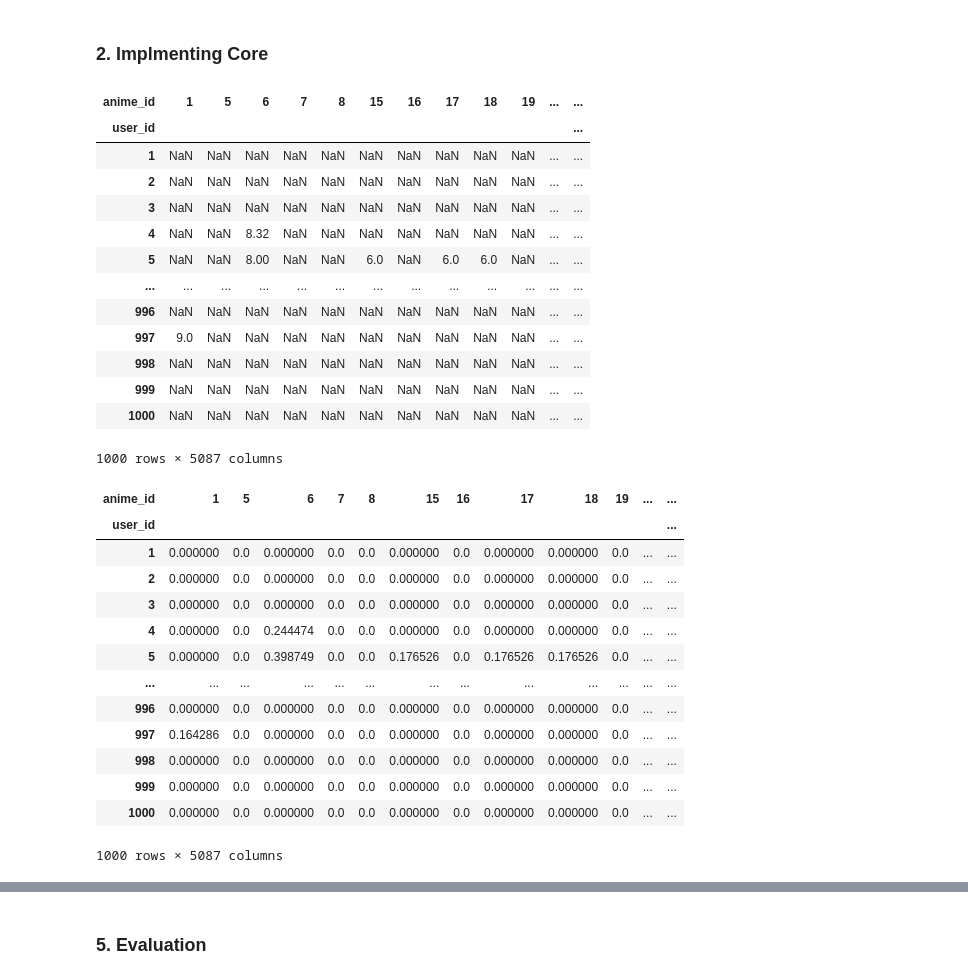
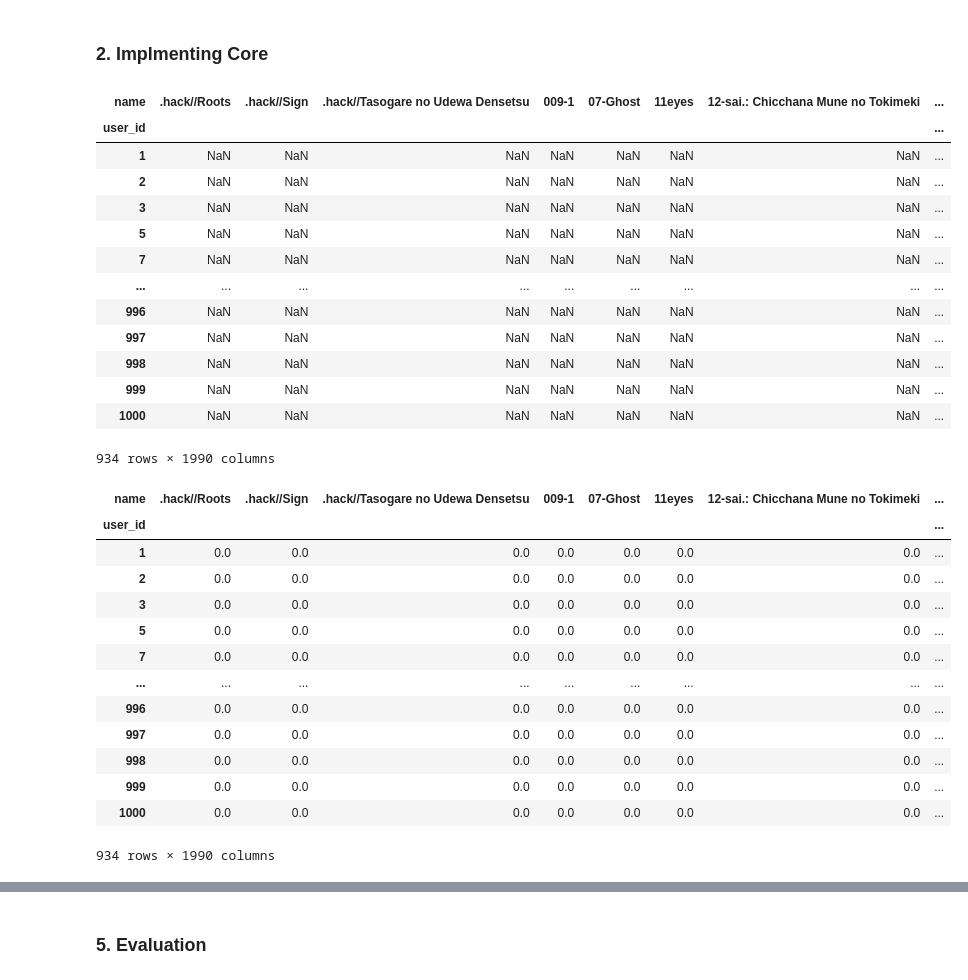
Before and after one commit to phukphoom/anime-recommander-system, a Jupyter notebook: AnimeRecommenderSystem/collaborative-filtering.ipynb, the cells around one changed output, grey strips where cells are left out. Drawn from its saved outputs; the diff is of its cells as text; code cells hidden in the pictures.

```diff
--- a/AnimeRecommenderSystem/collaborative-filtering.ipynb
+++ b/AnimeRecommenderSystem/collaborative-filtering.ipynb
@@ -203,5 +203,5 @@ In Anime DataFrame, drop all anime types except `TV`, `Movie`, `OVA`, `Special`,
 # %%
-type_except_list = ["TV", 'Movie', "OVA", "Special", "ONA", "Music"] # FIXME : TUNING ME!!!
+type_except_list = ["TV"] # FIXME : TUNING ME!!!
 
 print(f"{PRINT_COLOR_CODE.FAIL}drop all anime types except {PRINT_COLOR_CODE.GREEN}{type_except_list}{PRINT_COLOR_CODE.ENDC}")
 
@@ -378,5 +378,5 @@ In Rating Merged DataFrame, replace all instances of `user_rating` with `average
 # %%
-rating_merged_df['user_rating'] = rating_merged_df.apply(lambda x: x['user_rating'] if x['user_rating'] > -1 else x['average_rating'], axis=1)
+# rating_merged_df['user_rating'] = rating_merged_df.apply(lambda x: x['user_rating'] if x['user_rating'] > -1 else x['average_rating'], axis=1)
 
-rating_merged_df.reset_index(drop=True, inplace=True)
-rating_merged_df
+# rating_merged_df.reset_index(drop=True, inplace=True)
+# rating_merged_df
@@ -444,3 +385,5 @@ Rating Merged Dataframe (after assigning average rating intead of user rating fo
+# %%
+rating_merged_df['user_rating'].replace({-1: np.nan}, inplace=True)
 # %% [markdown]
 ---
 # %% [markdown]
@@ -455,24 +398,24 @@ from scipy.sparse import csr_matrix
 # %%
 rating_merged_limit_df = rating_merged_df[rating_merged_df.user_id <= 1000]
 # %%
-user_anime_matrix = rating_merged_limit_df.pivot_table(index=['user_id'], columns=['anime_id'], values='user_rating')
+user_anime_matrix = rating_merged_limit_df.pivot_table(index=['user_id'], columns=['name'], values='user_rating')
 
 user_anime_matrix
 # %% [output]
-| anime_id | 1 | 5 | 6 | 7 | 8 | 15 | 16 | 17 | 18 | 19 | ... | ... |
-| user_id |  |  |  |  |  |  |  |  |  |  |  | ... |
-| 1 | NaN | NaN | NaN | NaN | NaN | NaN | NaN | NaN | NaN | NaN | ... | ... |
-| 2 | NaN | NaN | NaN | NaN | NaN | NaN | NaN | NaN | NaN | NaN | ... | ... |
-| 3 | NaN | NaN | NaN | NaN | NaN | NaN | NaN | NaN | NaN | NaN | ... | ... |
-| 4 | NaN | NaN | 8.32 | NaN | NaN | NaN | NaN | NaN | NaN | NaN | ... | ... |
-| 5 | NaN | NaN | 8.00 | NaN | NaN | 6.0 | NaN | 6.0 | 6.0 | NaN | ... | ... |
-| ... | ... | ... | ... | ... | ... | ... | ... | ... | ... | ... | ... | ... |
-| 996 | NaN | NaN | NaN | NaN | NaN | NaN | NaN | NaN | NaN | NaN | ... | ... |
-| 997 | 9.0 | NaN | NaN | NaN | NaN | NaN | NaN | NaN | NaN | NaN | ... | ... |
-| 998 | NaN | NaN | NaN | NaN | NaN | NaN | NaN | NaN | NaN | NaN | ... | ... |
-| 999 | NaN | NaN | NaN | NaN | NaN | NaN | NaN | NaN | NaN | NaN | ... | ... |
-| 1000 | NaN | NaN | NaN | NaN | NaN | NaN | NaN | NaN | NaN | NaN | ... | ... |
+| name | .hack//Roots | .hack//Sign | .hack//Tasogare no Udewa Densetsu | 009-1 | 07-Ghost | 11eyes | 12-sai.: Chicchana Mune no Tokimeki | ... |
+| user_id |  |  |  |  |  |  |  | ... |
+| 1 | NaN | NaN | NaN | NaN | NaN | NaN | NaN | ... |
+| 2 | NaN | NaN | NaN | NaN | NaN | NaN | NaN | ... |
+| 3 | NaN | NaN | NaN | NaN | NaN | NaN | NaN | ... |
+| 5 | NaN | NaN | NaN | NaN | NaN | NaN | NaN | ... |
+| 7 | NaN | NaN | NaN | NaN | NaN | NaN | NaN | ... |
+| ... | ... | ... | ... | ... | ... | ... | ... | ... |
+| 996 | NaN | NaN | NaN | NaN | NaN | NaN | NaN | ... |
+| 997 | NaN | NaN | NaN | NaN | NaN | NaN | NaN | ... |
+| 998 | NaN | NaN | NaN | NaN | NaN | NaN | NaN | ... |
+| 999 | NaN | NaN | NaN | NaN | NaN | NaN | NaN | ... |
+| 1000 | NaN | NaN | NaN | NaN | NaN | NaN | NaN | ... |
-1000 rows × 5087 columns
+934 rows × 1990 columns
 # %%
 norm_user_anime_matrix = user_anime_matrix.apply(lambda x: (x-np.mean(x))/(np.max(x)-np.min(x)), axis=1)
 
@@ -480,20 +423,20 @@ norm_user_anime_matrix.fillna(0, inplace=True)
 
 norm_user_anime_matrix
 # %% [output]
-| anime_id | 1 | 5 | 6 | 7 | 8 | 15 | 16 | 17 | 18 | 19 | ... | ... |
-| user_id |  |  |  |  |  |  |  |  |  |  |  | ... |
-| 1 | 0.000000 | 0.0 | 0.000000 | 0.0 | 0.0 | 0.000000 | 0.0 | 0.000000 | 0.000000 | 0.0 | ... | ... |
-| 2 | 0.000000 | 0.0 | 0.000000 | 0.0 | 0.0 | 0.000000 | 0.0 | 0.000000 | 0.000000 | 0.0 | ... | ... |
-| 3 | 0.000000 | 0.0 | 0.000000 | 0.0 | 0.0 | 0.000000 | 0.0 | 0.000000 | 0.000000 | 0.0 | ... | ... |
-| 4 | 0.000000 | 0.0 | 0.244474 | 0.0 | 0.0 | 0.000000 | 0.0 | 0.000000 | 0.000000 | 0.0 | ... | ... |
-| 5 | 0.000000 | 0.0 | 0.398749 | 0.0 | 0.0 | 0.176526 | 0.0 | 0.176526 | 0.176526 | 0.0 | ... | ... |
-| ... | ... | ... | ... | ... | ... | ... | ... | ... | ... | ... | ... | ... |
-| 996 | 0.000000 | 0.0 | 0.000000 | 0.0 | 0.0 | 0.000000 | 0.0 | 0.000000 | 0.000000 | 0.0 | ... | ... |
-| 997 | 0.164286 | 0.0 | 0.000000 | 0.0 | 0.0 | 0.000000 | 0.0 | 0.000000 | 0.000000 | 0.0 | ... | ... |
-| 998 | 0.000000 | 0.0 | 0.000000 | 0.0 | 0.0 | 0.000000 | 0.0 | 0.000000 | 0.000000 | 0.0 | ... | ... |
-| 999 | 0.000000 | 0.0 | 0.000000 | 0.0 | 0.0 | 0.000000 | 0.0 | 0.000000 | 0.000000 | 0.0 | ... | ... |
-| 1000 | 0.000000 | 0.0 | 0.000000 | 0.0 | 0.0 | 0.000000 | 0.0 | 0.000000 | 0.000000 | 0.0 | ... | ... |
+| name | .hack//Roots | .hack//Sign | .hack//Tasogare no Udewa Densetsu | 009-1 | 07-Ghost | 11eyes | 12-sai.: Chicchana Mune no Tokimeki | ... |
+| user_id |  |  |  |  |  |  |  | ... |
+| 1 | 0.0 | 0.0 | 0.0 | 0.0 | 0.0 | 0.0 | 0.0 | ... |
+| 2 | 0.0 | 0.0 | 0.0 | 0.0 | 0.0 | 0.0 | 0.0 | ... |
+| 3 | 0.0 | 0.0 | 0.0 | 0.0 | 0.0 | 0.0 | 0.0 | ... |
+| 5 | 0.0 | 0.0 | 0.0 | 0.0 | 0.0 | 0.0 | 0.0 | ... |
+| 7 | 0.0 | 0.0 | 0.0 | 0.0 | 0.0 | 0.0 | 0.0 | ... |
+| ... | ... | ... | ... | ... | ... | ... | ... | ... |
+| 996 | 0.0 | 0.0 | 0.0 | 0.0 | 0.0 | 0.0 | 0.0 | ... |
+| 997 | 0.0 | 0.0 | 0.0 | 0.0 | 0.0 | 0.0 | 0.0 | ... |
+| 998 | 0.0 | 0.0 | 0.0 | 0.0 | 0.0 | 0.0 | 0.0 | ... |
+| 999 | 0.0 | 0.0 | 0.0 | 0.0 | 0.0 | 0.0 | 0.0 | ... |
+| 1000 | 0.0 | 0.0 | 0.0 | 0.0 | 0.0 | 0.0 | 0.0 | ... |
-1000 rows × 5087 columns
+934 rows × 1990 columns
 # %%
 norm_anime_user_matrix = norm_user_anime_matrix.T
 
```
Also changed, not shown: parts of 32 cells of this notebook.
